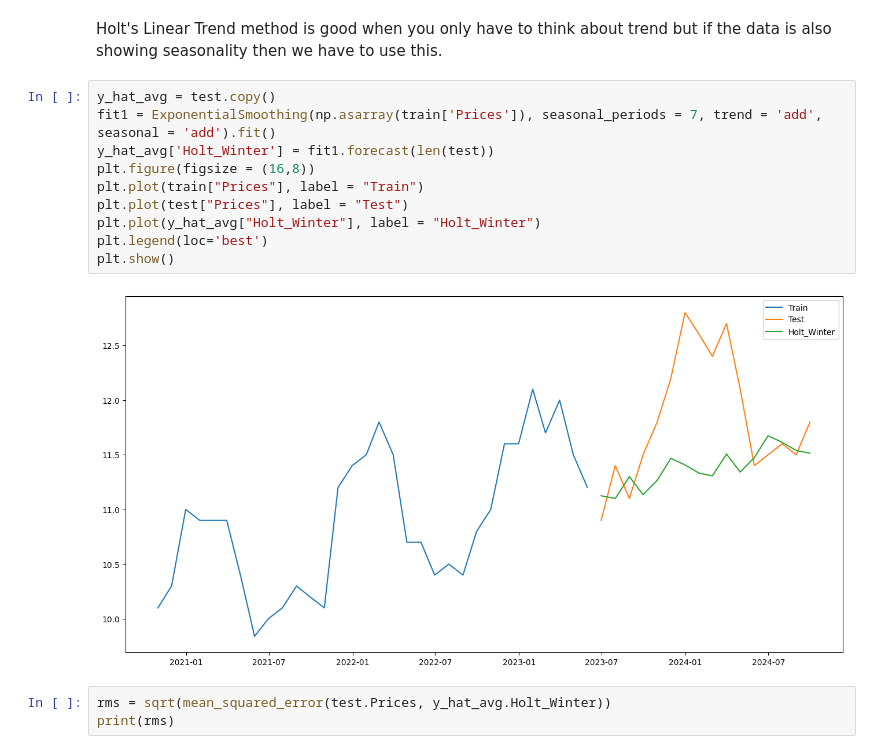
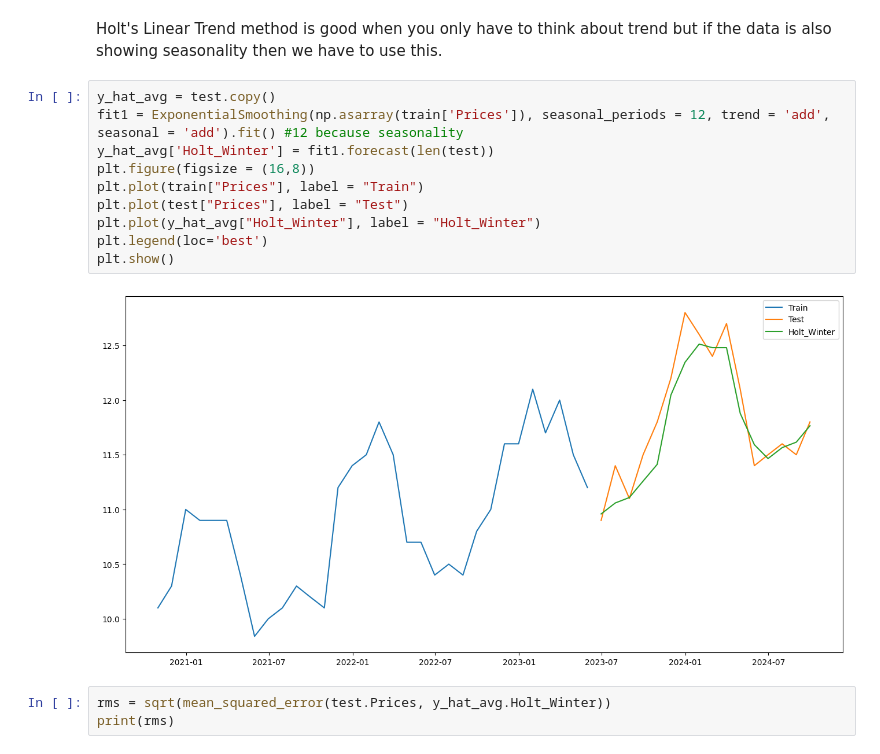
Before and after one commit to corpsedust/Python_Stuff, a Jupyter notebook: Theprojectt.ipynb, the cells around one changed output. Cells and saved outputs as stored; diff of their text form.

```diff
--- a/Theprojectt.ipynb
+++ b/Theprojectt.ipynb
@@ -576,16 +568,16 @@ print(rms)
 Holt's Linear Trend method is good when you only have to think about trend but if the data is also showing seasonality then we have to use this.
 # %%
 y_hat_avg = test.copy()
-fit1 = ExponentialSmoothing(np.asarray(train['Prices']), seasonal_periods = 7, trend = 'add', seasonal = 'add').fit()
+fit1 = ExponentialSmoothing(np.asarray(train['Prices']), seasonal_periods = 12, trend = 'add', seasonal = 'add').fit() #12 because seasonality
 y_hat_avg['Holt_Winter'] = fit1.forecast(len(test))
 plt.figure(figsize = (16,8))
 plt.plot(train["Prices"], label = "Train")
 plt.plot(test["Prices"], label = "Test")
 plt.plot(y_hat_avg["Holt_Winter"], label = "Holt_Winter")
 plt.legend(loc='best')
 plt.show()
 # %% [output]
-[figure, old version]
+[figure, new version]
 # %%
 rms = sqrt(mean_squared_error(test.Prices, y_hat_avg.Holt_Winter))
 print(rms)
```
Also changed, not shown: parts of 2 cells of this notebook, 1 other file.
